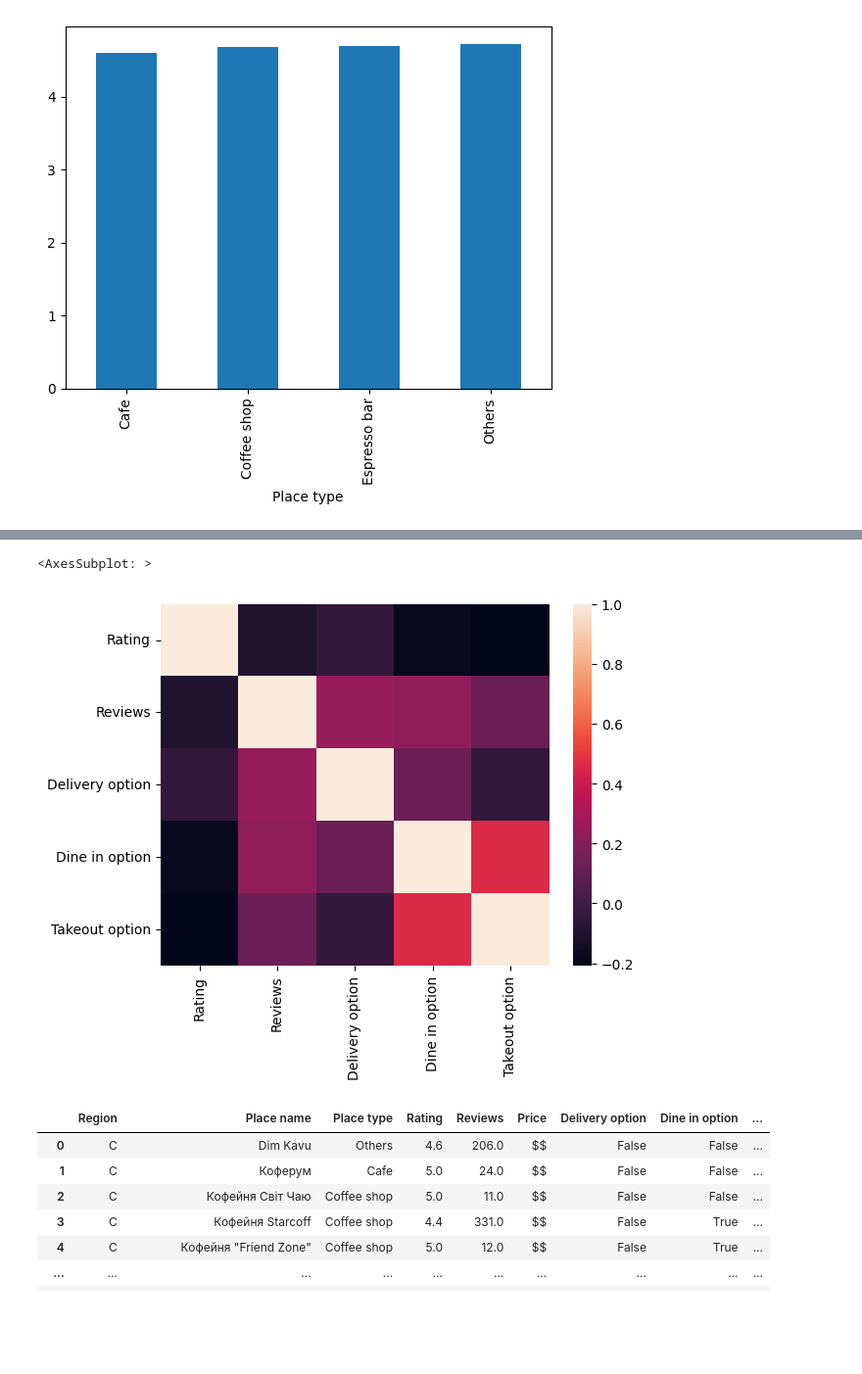
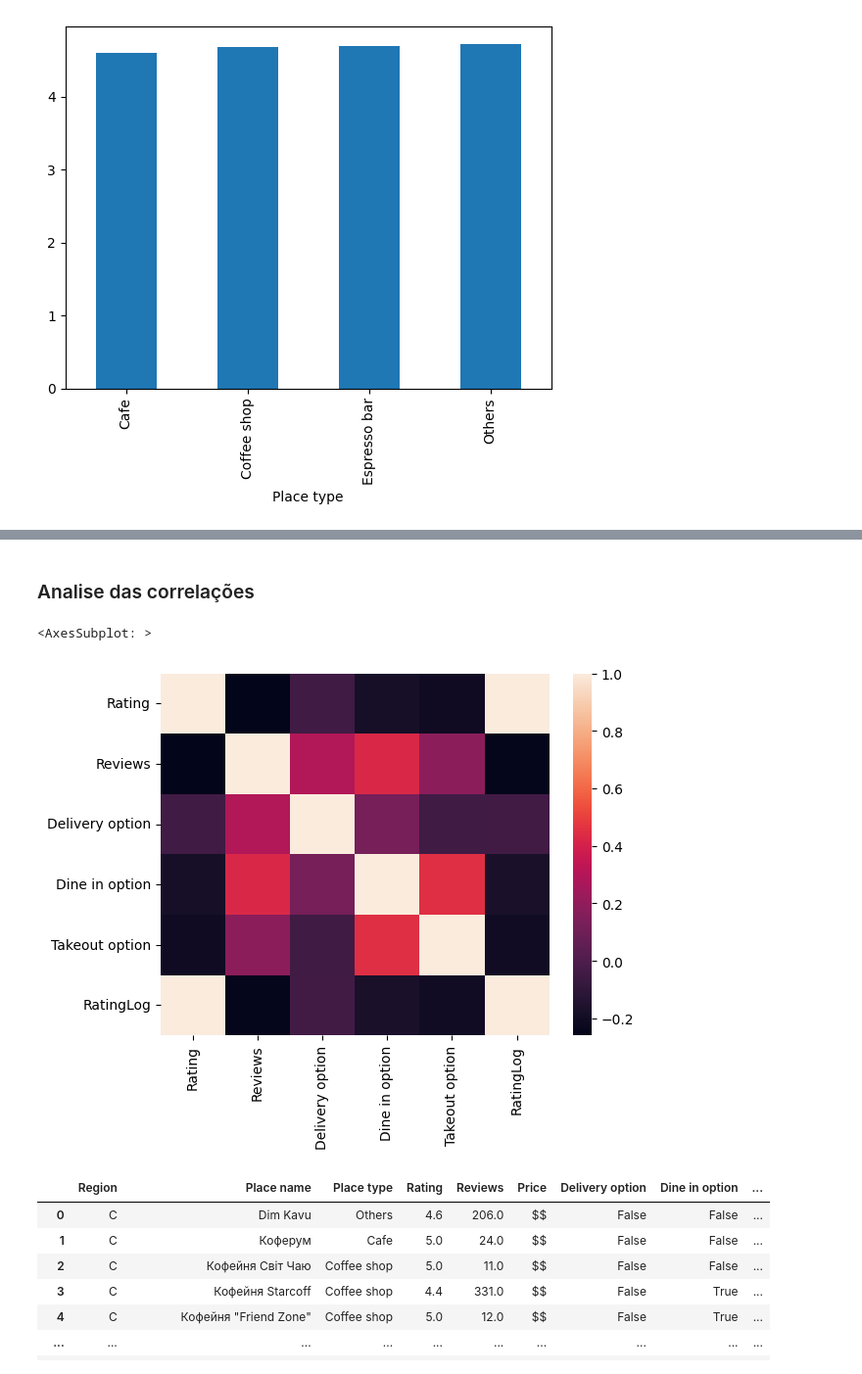
Before and after one commit to eusoulucas/coffee_shop_data_insight, a Jupyter notebook: analysis.ipynb, the cells around one changed output, grey strips where cells are left out. Shown at 98% size. Cells and saved outputs as stored; diff of their text form; code cells hidden in the pictures; blank space fills up the shorter version.

```diff
--- a/analysis.ipynb
+++ b/analysis.ipynb
@@ -37,3 +39,15 @@ import numpy as np
+# %%
+def remove_outlier(df, column):
+    # Para remover esses outliers vamos usar o seguinte código
+
+    # Calculate the 5th and 95th percentiles of column 'x'
+    lower_bound = df[column].quantile(0.05)
+    upper_bound = df[column].quantile(0.95)
+
+    # Truncate the values in column 'x' to the range between the 5th and 95th percentiles
+    df[column] = df[column].clip(lower=lower_bound, upper=upper_bound)
+
+    return df
 # %% [markdown]
 ## DISCOVER DOS DADOS
 # %% [markdown]
@@ -113,6 +167,8 @@ filtered_series = series.clip(lower=lower_bound, upper=upper_bound)
 # %%
+# removendo os outliers
+coffeeDF_no = remove_outlier(coffeeDF, 'Reviews')
 # ploting the values
-plt.hist(filtered_series, bins=20)
+plt.hist(coffeeDF_no['Reviews'], bins=20)
 # Agora é possivel notar com mais clareza que se trata de uma distribução left skewed
 # %% [output]
 (array([64., 28., 14., 17.,  8.,  7.,  7.,  7.,  6.,  4.,  1.,  3.,  3.,
@@ -152,10 +236,14 @@ coffeeDF[coffeeDF['Place name'].isin(top_reviews.index)].groupby('Place type').m
+# %% [markdown]
+### Analise das correlações
+# %%
+coffeeDF_no['RatingLog'] = np.log(coffeeDF_no['Rating'])
 # %%
 # USANDO O SEABORN
 # TENTANDO ENCONTRAR RELAÇÕES NOS DADOS
-sns.heatmap(coffeeDF.corr())
+sns.heatmap(coffeeDF_no.corr())
 # %% [output]
 <AxesSubplot: >
-[figure, old version]
+[figure, new version]
 # %%
 # Analisando a visualização acima não se nota alguma correlação tão clara
 coffeeDF
```
Also changed, not shown: parts of 23 cells of this notebook.
